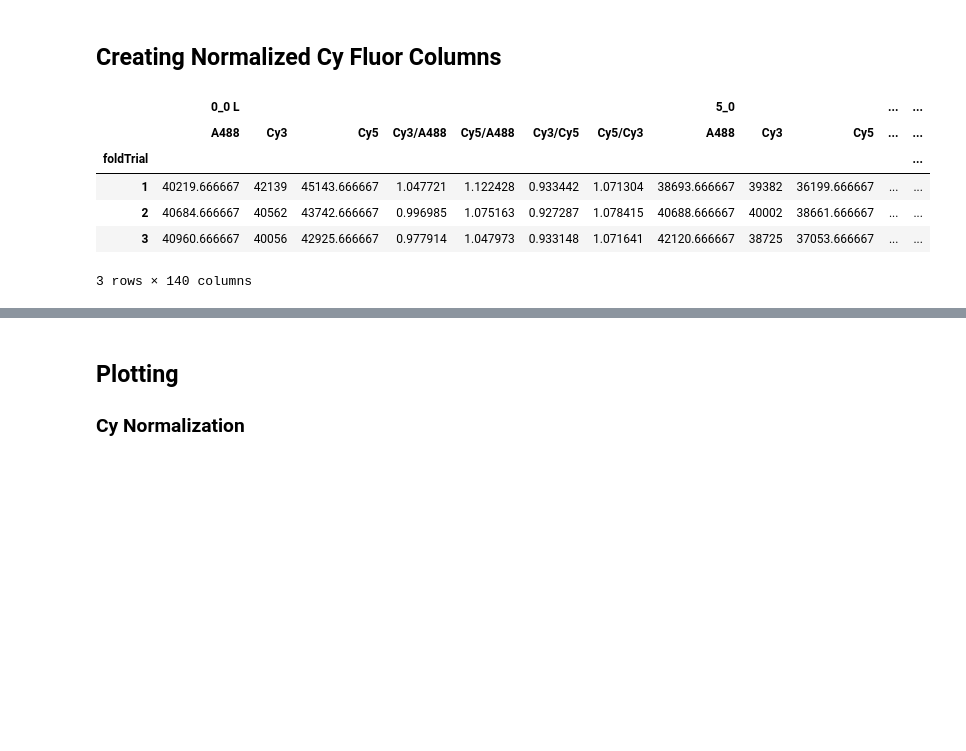
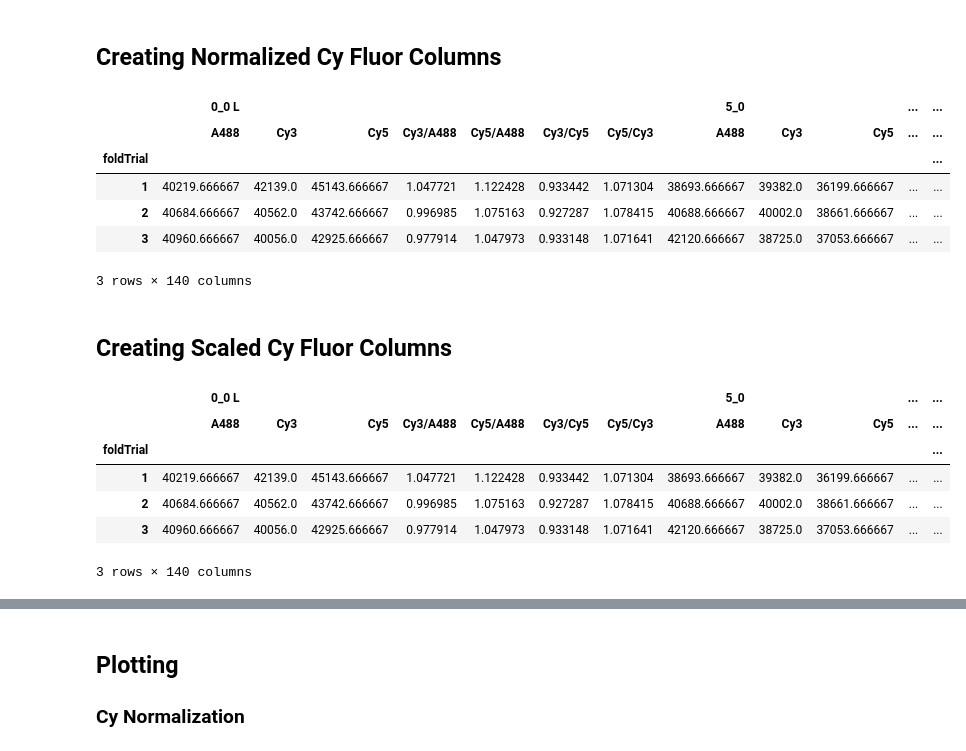
Before and after one commit to neuhoffmj/oscillatorEnsembleQuench, a Jupyter notebook: pandasPlateReader.ipynb, the cells around one changed output, grey strips where cells are left out. Cells and saved outputs as stored; diff of their text form; code cells hidden in the pictures; blank space fills up the shorter version.

```diff
--- a/pandasPlateReader.ipynb
+++ b/pandasPlateReader.ipynb
@@ -5,7 +5,9 @@ import matplotlib.pyplot as plt
 # %% [markdown]
 ## Reading in Data and establishing Multi Indices
 # %%
-md = pd.read_excel("250813 Merge Data.xlsx")
+leftQuenchMaxBound = 0.94
+rightQuenchMaxBound = 0.82
+md = pd.read_excel("251006 Add 9_0 Data.xlsx")
 samplesAndBlank = md.columns.tolist()[2:]
 samples = samplesAndBlank[1:]  # Exclude the first three columns which are not samples
 md_multi = md.set_index('foldTrial')
@@ -59,7 +61,23 @@ normdata
 |  | 0_0 L |  |  |  |  |  |  | 5_0 |  |  | ... | ... |
 |  | A488 | Cy3 | Cy5 | Cy3/A488 | Cy5/A488 | Cy3/Cy5 | Cy5/Cy3 | A488 | Cy3 | Cy5 | ... | ... |
 | foldTrial |  |  |  |  |  |  |  |  |  |  |  | ... |
-| 1 | 40219.666667 | 42139 | 45143.666667 | 1.047721 | 1.122428 | 0.933442 | 1.071304 | 38693.666667 | 39382 | 36199.666667 | ... | ... |
-| 2 | 40684.666667 | 40562 | 43742.666667 | 0.996985 | 1.075163 | 0.927287 | 1.078415 | 40688.666667 | 40002 | 38661.666667 | ... | ... |
-| 3 | 40960.666667 | 40056 | 42925.666667 | 0.977914 | 1.047973 | 0.933148 | 1.071641 | 42120.666667 | 38725 | 37053.666667 | ... | ... |
+| 1 | 40219.666667 | 42139.0 | 45143.666667 | 1.047721 | 1.122428 | 0.933442 | 1.071304 | 38693.666667 | 39382.0 | 36199.666667 | ... | ... |
+| 2 | 40684.666667 | 40562.0 | 43742.666667 | 0.996985 | 1.075163 | 0.927287 | 1.078415 | 40688.666667 | 40002.0 | 38661.666667 | ... | ... |
+| 3 | 40960.666667 | 40056.0 | 42925.666667 | 0.977914 | 1.047973 | 0.933148 | 1.071641 | 42120.666667 | 38725.0 | 37053.666667 | ... | ... |
 3 rows × 140 columns
+# %% [markdown]
+## Creating Scaled Cy Fluor Columns
+# %%
+scaledata = normdata.copy()
+minLeftFluor = 1-leftQuenchMaxBound
+minRightFluor = 1-rightQuenchMaxBound
+# %%
+scaledata
+# %% [output]
+|  | 0_0 L |  |  |  |  |  |  | 5_0 |  |  | ... | ... |
+|  | A488 | Cy3 | Cy5 | Cy3/A488 | Cy5/A488 | Cy3/Cy5 | Cy5/Cy3 | A488 | Cy3 | Cy5 | ... | ... |
+| foldTrial |  |  |  |  |  |  |  |  |  |  |  | ... |
+| 1 | 40219.666667 | 42139.0 | 45143.666667 | 1.047721 | 1.122428 | 0.933442 | 1.071304 | 38693.666667 | 39382.0 | 36199.666667 | ... | ... |
+| 2 | 40684.666667 | 40562.0 | 43742.666667 | 0.996985 | 1.075163 | 0.927287 | 1.078415 | 40688.666667 | 40002.0 | 38661.666667 | ... | ... |
+| 3 | 40960.666667 | 40056.0 | 42925.666667 | 0.977914 | 1.047973 | 0.933148 | 1.071641 | 42120.666667 | 38725.0 | 37053.666667 | ... | ... |
+3 rows × 140 columns
```
Also changed, not shown: parts of 10 cells of this notebook.
